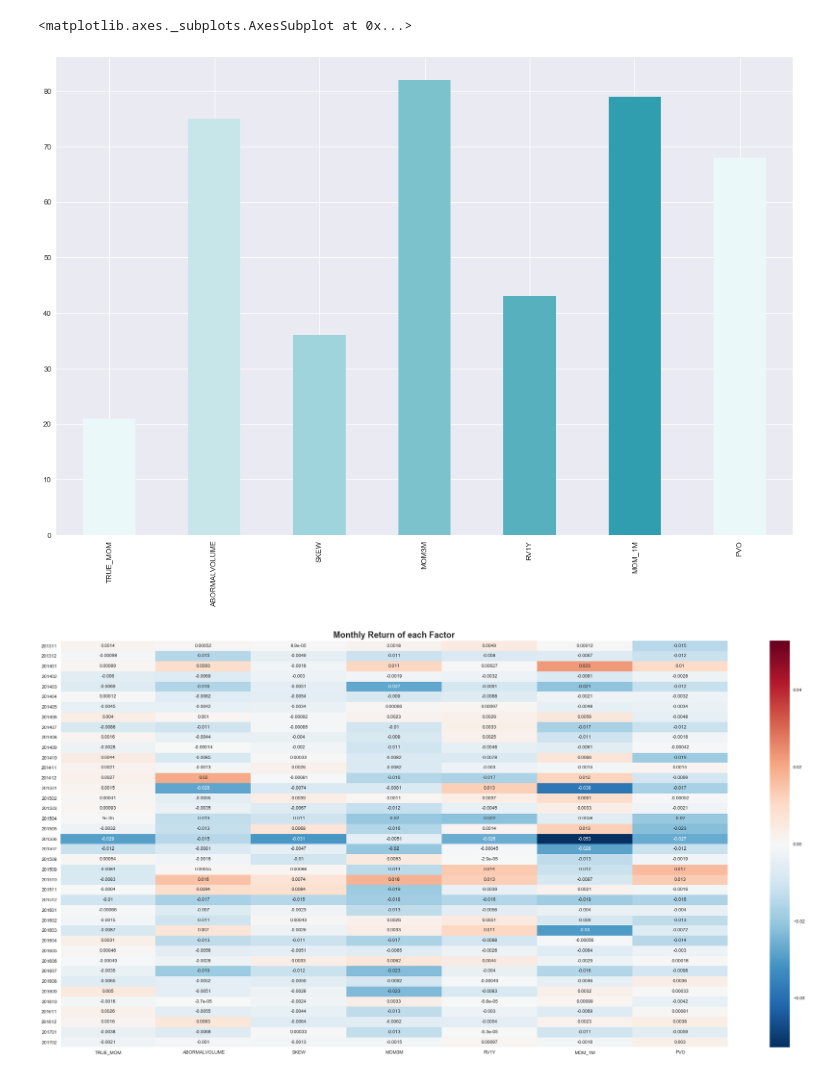
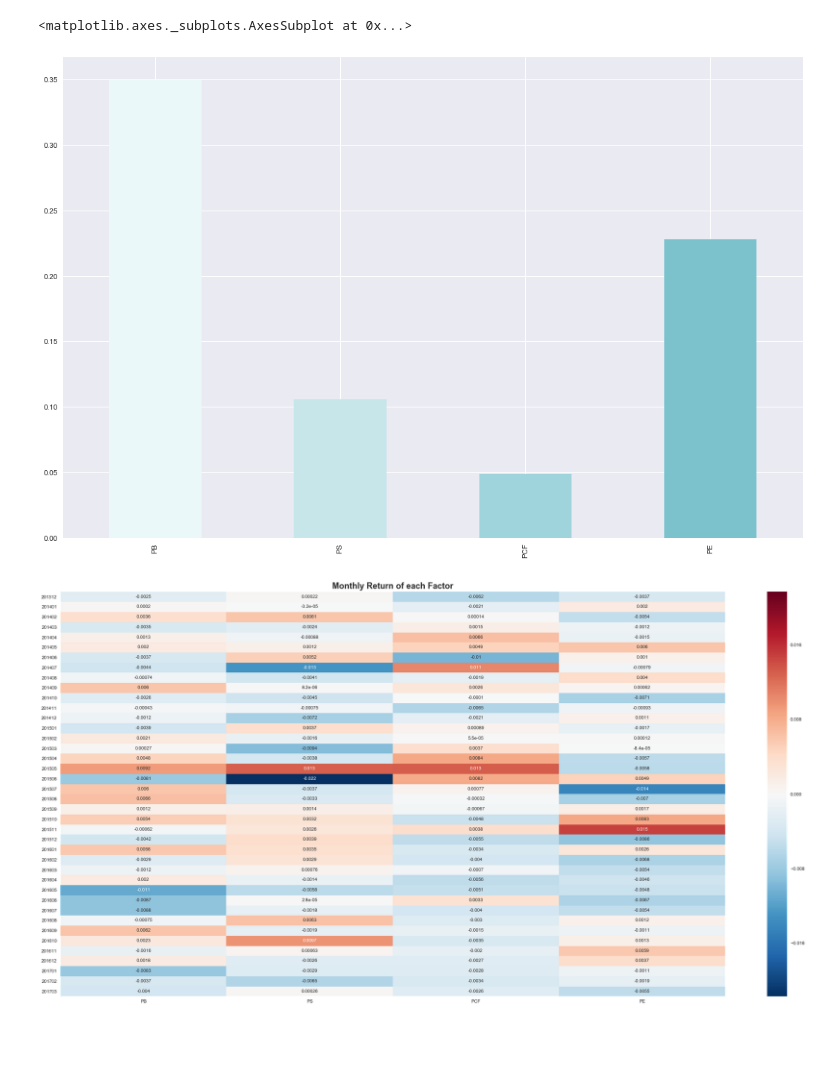
Before and after one commit to kamiseko/factor-test, a Jupyter notebook: OLS to test factor script.ipynb, the cells around one changed output. Cells and saved outputs as stored; diff of their text form; code cells hidden in the pictures; blank space fills up the shorter version.

```diff
--- a/OLS to test factor script.ipynb
+++ b/OLS to test factor script.ipynb
@@ -69,5 +86,5 @@ filenameDictLiq = {'TURNOVER_1M':filenameTURNOVER1M, 'AMOUNTAVG1M':filenameAMOUN
 # %%
-filenameDict = filenameDictMomentum
+filenameDict = filenameDictValue
 # %%
 # total filename dictionary
 #filenameDict = {'PE':filenamePE,'PB':filenamePB, 'PS':filenamePS, 'PCF':filenamePCF, 'YOYGR':filenameYOYGR,'YOYGRPROFIT':filenameYOYNETPROFIT, \
@@ -169,9 +245,9 @@ returnofFactor.astype(float).describe()
 # %%
 color_set=sns.light_palette((210, 90, 60), input="husl")
-pValueofFactor[pValueofFactor<0.05].count().plot(figsize=(18,12),kind='bar',color=sns.color_palette(color_set,10))
+(pValueofFactor[pValueofFactor<0.05].count()/len(pValueofFactor)).plot(figsize=(18,12),kind='bar',color=sns.color_palette(color_set,10))
 # %% [output]
 <matplotlib.axes._subplots.AxesSubplot at 0x...>
-[figure, old version]
+[figure, new version]
 # %%
 ReturnForPlot = returnofFactor.copy()
 ReturnForPlot.index = ReturnForPlot.index.map(lambda x:100*x.year+(1+x.month) if x.month<12 else\
@@ -185,4 +261,4 @@ sns.heatmap(ReturnForPlot[-40:],ax=ax, annot=True)
 ax.set_title('Monthly Return of each Factor',fontsize=18, fontweight='bold')
 plt.show()
 # %% [output]
-[figure, old version]
+[figure, new version]
```
Also changed, not shown: parts of 17 cells of this notebook, 4 other files.
